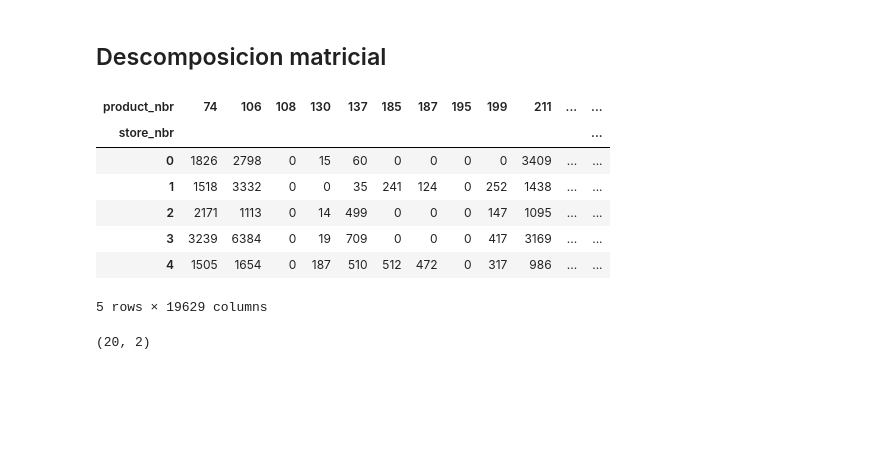
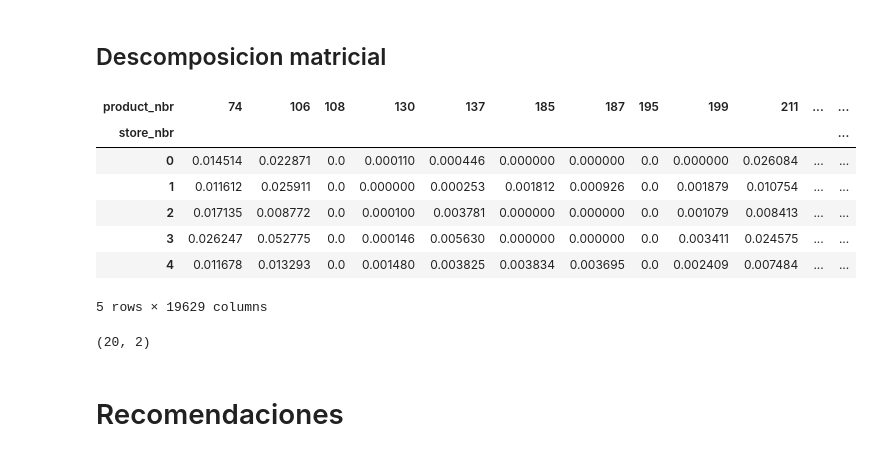
Before and after one commit to fagonzalezosorio/proyectomat282, a Jupyter notebook: Codigos/proyecto.ipynb, the cells around one changed output. Drawn from its saved outputs; the diff is of its cells as text; code cells hidden in the pictures; blank space fills up the shorter version.

Commit message:
se actualiza score y descomposicion matricial

```diff
--- a/Codigos/proyecto.ipynb
+++ b/Codigos/proyecto.ipynb
@@ -122,6 +122,3 @@ def score(df):
     t = (datos.tickets - datos.tickets.min())/(datos.tickets.max()-datos.tickets.min())
     q = (datos.quantity_dimless - datos.quantity_dimless.min())/(datos.quantity_dimless.max()-datos.quantity_dimless.min())
     return 0.5*v + 0.2*t + 0.3*q
-# %%
-datos = datos.query("store_nbr == ['0','1','2']")
-datos.head()
@@ -172,6 +146,6 @@ Name: score, dtype: float64
 
 por problemas de memoria por el momento utilizaremos como score simplemente a los tickets.
 # %%
-matrix = datos.set_index(["store_nbr","product_nbr"])["tickets"].unstack("product_nbr").fillna(0).astype(int)
+df = datos.set_index(["store_nbr","product_nbr"])["score"].unstack("product_nbr").fillna(0) #.astype(int)
 #datos.groupby(["store_nbr","product_nbr"])["tickets"].apply(sum).unstack("product_nbr")
 # %%
@@ -186,13 +160,13 @@ sparse_item_user = sparse.csr_matrix(matrix.T)
 # %%
-matrix.head()
+df.head()
 # %% [output]
 | product_nbr | 74 | 106 | 108 | 130 | 137 | 185 | 187 | 195 | 199 | 211 | ... | ... |
 | store_nbr |  |  |  |  |  |  |  |  |  |  |  | ... |
-| 0 | 1826 | 2798 | 0 | 15 | 60 | 0 | 0 | 0 | 0 | 3409 | ... | ... |
-| 1 | 1518 | 3332 | 0 | 0 | 35 | 241 | 124 | 0 | 252 | 1438 | ... | ... |
-| 2 | 2171 | 1113 | 0 | 14 | 499 | 0 | 0 | 0 | 147 | 1095 | ... | ... |
-| 3 | 3239 | 6384 | 0 | 19 | 709 | 0 | 0 | 0 | 417 | 3169 | ... | ... |
-| 4 | 1505 | 1654 | 0 | 187 | 510 | 512 | 472 | 0 | 317 | 986 | ... | ... |
+| 0 | 0.014514 | 0.022871 | 0.0 | 0.000110 | 0.000446 | 0.000000 | 0.000000 | 0.0 | 0.000000 | 0.026084 | ... | ... |
+| 1 | 0.011612 | 0.025911 | 0.0 | 0.000000 | 0.000253 | 0.001812 | 0.000926 | 0.0 | 0.001879 | 0.010754 | ... | ... |
+| 2 | 0.017135 | 0.008772 | 0.0 | 0.000100 | 0.003781 | 0.000000 | 0.000000 | 0.0 | 0.001079 | 0.008413 | ... | ... |
+| 3 | 0.026247 | 0.052775 | 0.0 | 0.000146 | 0.005630 | 0.000000 | 0.000000 | 0.0 | 0.003411 | 0.024575 | ... | ... |
+| 4 | 0.011678 | 0.013293 | 0.0 | 0.001480 | 0.003825 | 0.003834 | 0.003695 | 0.0 | 0.002409 | 0.007484 | ... | ... |
 5 rows × 19629 columns
 # %%
 modelo = implicit.als.AlternatingLeastSquares(factors=2 )
@@ -202,6 +176,8 @@ modelo.fit(sparse_item_user,show_progress = True)
 modelo.user_factors.shape
 # %% [output]
 (20, 2)
+# %% [markdown]
+# Recomendaciones
 # %%
 recommended = modelo.recommend(2, sparse_user_item,N=10)
 # %%
```
Also changed, not shown: parts of 10 cells of this notebook.
